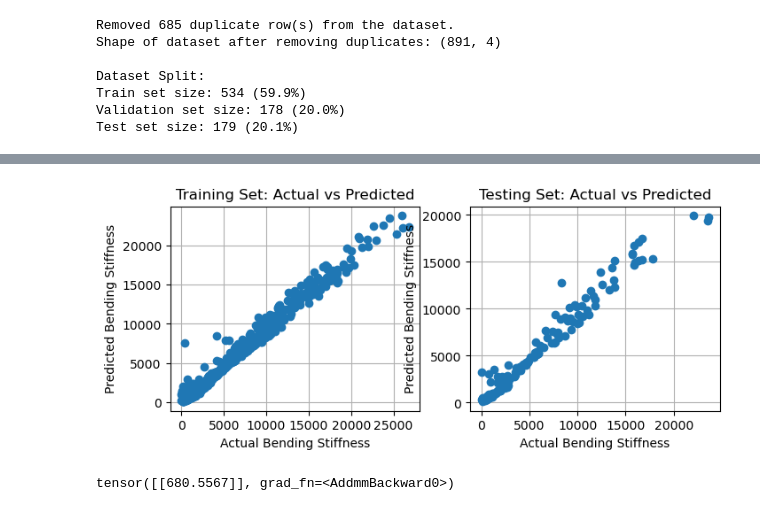
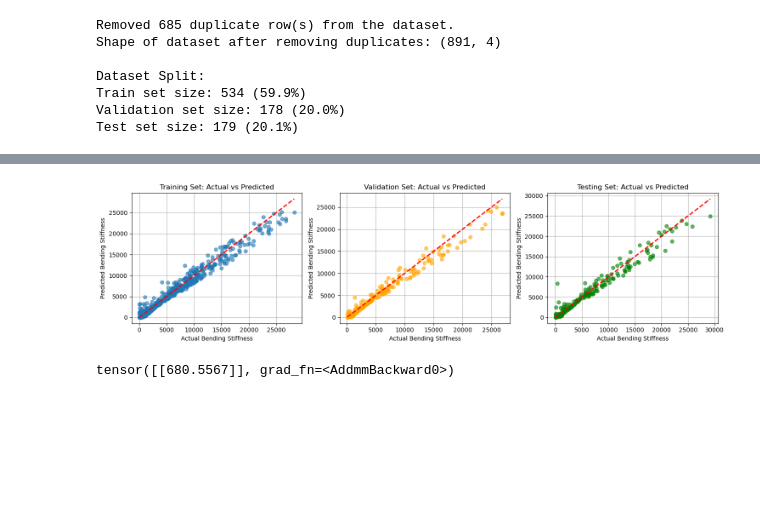
Before and after one commit to MMenser/CMEC_SandwichPanel, a Jupyter notebook: Models/MLP/Parameters_To_Stiffness/mlp.ipynb, the cells around one changed output, grey strips where cells are left out. Cells and saved outputs as stored; diff of their text form; code cells hidden in the pictures; blank space fills up the shorter version.

Commit message:
train test valid

```diff
--- a/Models/MLP/Parameters_To_Stiffness/mlp.ipynb
+++ b/Models/MLP/Parameters_To_Stiffness/mlp.ipynb
@@ -228,52 +234,52 @@ torch.save(model.state_dict(), 'model_weight.pth')
 # %%
 # Training set predictions
 array_y_train_pred = model(X_train_tensor).detach().numpy()
 array_y_train = y_train_tensor.detach().numpy()
 
 # Validation set predictions
 array_y_val_pred = model(X_val_tensor).detach().numpy()
 array_y_val = y_val_tensor.detach().numpy()
 
 # Test set predictions
 array_y_test_pred = model(X_test_tensor).detach().numpy()
 array_y_test = y_test_tensor.detach().numpy()
 
-pyplot.figure(figsize=(15, 4))
+plt.figure(figsize=(15, 4))
 
-pyplot.subplot(1, 3, 1)
-pyplot.plot(array_y_train, array_y_train_pred, 'o', alpha=0.6)
-pyplot.plot([array_y_train.min(), array_y_train.max()],
+plt.subplot(1, 3, 1)
+plt.plot(array_y_train, array_y_train_pred, 'o', alpha=0.6)
+plt.plot([array_y_train.min(), array_y_train.max()],
             [array_y_train.min(), array_y_train.max()],
             'r--', linewidth=2)
-pyplot.xlabel('Actual Bending Stiffness')
-pyplot.ylabel('Predicted Bending Stiffness')
-pyplot.title('Training Set: Actual vs Predicted')
-pyplot.grid("on")
+plt.xlabel('Actual Bending Stiffness')
+plt.ylabel('Predicted Bending Stiffness')
+plt.title('Training Set: Actual vs Predicted')
+plt.grid("on")
 
-pyplot.subplot(1, 3, 2)
-pyplot.plot(array_y_val, array_y_val_pred, 'o', alpha=0.6, color='orange')
-pyplot.plot([array_y_val.min(), array_y_val.max()],
+plt.subplot(1, 3, 2)
+plt.plot(array_y_val, array_y_val_pred, 'o', alpha=0.6, color='orange')
+plt.plot([array_y_val.min(), array_y_val.max()],
             [array_y_val.min(), array_y_val.max()],
             'r--', linewidth=2)
-pyplot.xlabel('Actual Bending Stiffness')
-pyplot.ylabel('Predicted Bending Stiffness')
-pyplot.title('Validation Set: Actual vs Predicted')
-pyplot.grid("on")
+plt.xlabel('Actual Bending Stiffness')
+plt.ylabel('Predicted Bending Stiffness')
+plt.title('Validation Set: Actual vs Predicted')
+plt.grid("on")
 
-pyplot.subplot(1, 3, 3)
-pyplot.plot(array_y_test, array_y_test_pred, 'o', alpha=0.6, color='green')
-pyplot.plot([array_y_test.min(), array_y_test.max()],
+plt.subplot(1, 3, 3)
+plt.plot(array_y_test, array_y_test_pred, 'o', alpha=0.6, color='green')
+plt.plot([array_y_test.min(), array_y_test.max()],
             [array_y_test.min(), array_y_test.max()],
             'r--', linewidth=2)
-pyplot.xlabel('Actual Bending Stiffness')
-pyplot.ylabel('Predicted Bending Stiffness')
-pyplot.title('Testing Set: Actual vs Predicted')
-pyplot.grid("on")
+plt.xlabel('Actual Bending Stiffness')
+plt.ylabel('Predicted Bending Stiffness')
+plt.title('Testing Set: Actual vs Predicted')
+plt.grid("on")
 
-pyplot.tight_layout()
-pyplot.show()
+plt.tight_layout()
+plt.show()
 # %% [output]
-[figure, old version]
+[figure, new version]
 # %%
 print(model(torch.tensor([[4.91, 33.80, 47.35]], dtype=torch.float32)))  # Example bending stiffness input
 # %% [output]
```
Also changed, not shown: parts of 1 cell of this notebook, 3 other files.
